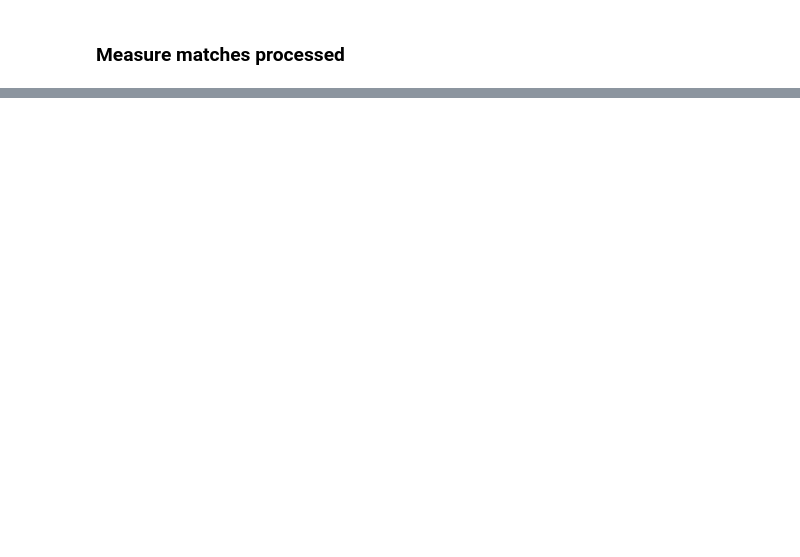
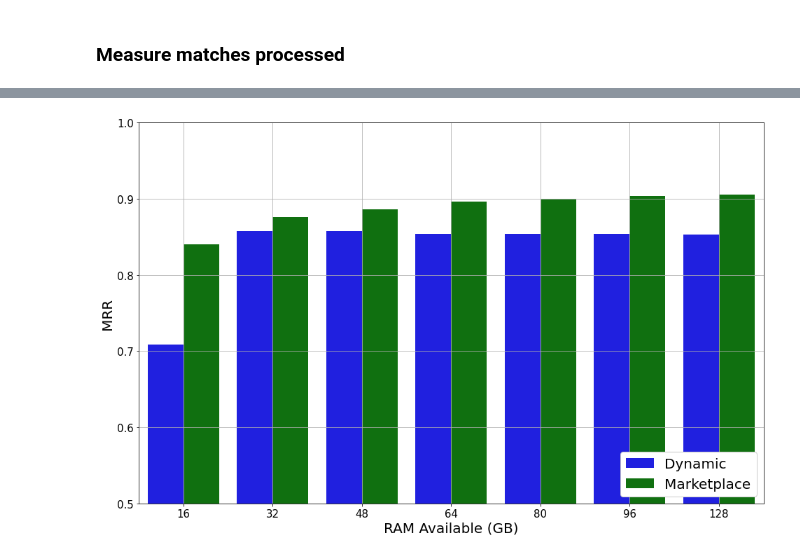
Before and after one commit to HMC-MIR/ImprovedSheetID, a Jupyter notebook: 05_evaluate.ipynb, the cells around one changed output, grey strips where cells are left out. Cells and saved outputs as stored; diff of their text form; code cells hidden in the pictures; blank space fills up the shorter version.

```diff
--- a/05_evaluate.ipynb
+++ b/05_evaluate.ipynb
@@ -198,0 +587,7 @@ showMatchStats(matches_processed)
+# %%
+mpDbSizes = np.sort(ramData['size'].values)
+
+#dnDbSizes= np.array([5.03,18.71,44.4,80.4])
+dnDbSizes= np.array([6.4,24.9,48.6,127.99])
+# %%
+dnMRR = [0.709, 0.858, 0.854, 0.853]
@@ -198,0 +597,15 @@ showMatchStats(matches_processed)
+# %%
+ramData = ramData[ramData['system'] != 'Dynamic N-Gram']
+
+for i, size in enumerate(mpDbSizes):
+    print(i)
+    #closestDnInd = np.argmin(np.abs(size - dnDbSizes))
+    closestDnInd = np.digitize(size, dnDbSizes)
+
+    with open(dnMRRFiles[closestDnInd-1], 'rb') as plotFile:
+        MRR, MRRs, runtimes, all_matches_processed = [dnMRR[closestDnInd-1], 1, 1, 1]
+        #MRR, MRRs, runtimes, all_matches_processed = pickle.load(plotFile)
+
+    toPrepend = pd.DataFrame({'size':[size], 'system': ['Dynamic N-Gram'], 'MRR': [MRR]})
+
+    ramData = toPrepend.append(ramData, ignore_index = True)
@@ -198,0 +655,22 @@ showMatchStats(matches_processed)
+# %%
+fig, axes = plt.subplots(figsize = (FIG_X_SIZE,FIG_Y_SIZE))
+
+sns.barplot(ax = axes,
+    data=ramData,
+    x="size", y="MRR", hue="system", palette={'Dynamic N-Gram':'blue', 'marketplace':'green'}
+)
+axes.set_ylim(0.5,1)
+
+axes.set_ylabel('MRR', fontsize = AXIS_LABEL_SIZE)
+axes.set_xlabel('RAM Available (GB)', fontsize = AXIS_LABEL_SIZE)
+
+handles, labels = axes.get_legend_handles_labels()
+axes.legend(handles=handles, labels=['Dynamic', 'Marketplace'], fontsize = LEGEND_LABEL_SIZE, loc = 4, framealpha = 1)
+
+plt.xticks(np.arange(7),availableRAMS, fontsize = TICK_LABEL_SIZE)
+plt.yticks(fontsize = TICK_LABEL_SIZE)
+plt.grid()
+
+plt.show()
+# %% [output]
+[figure, added]
```
Also changed, not shown: parts of 117 cells of this notebook.
